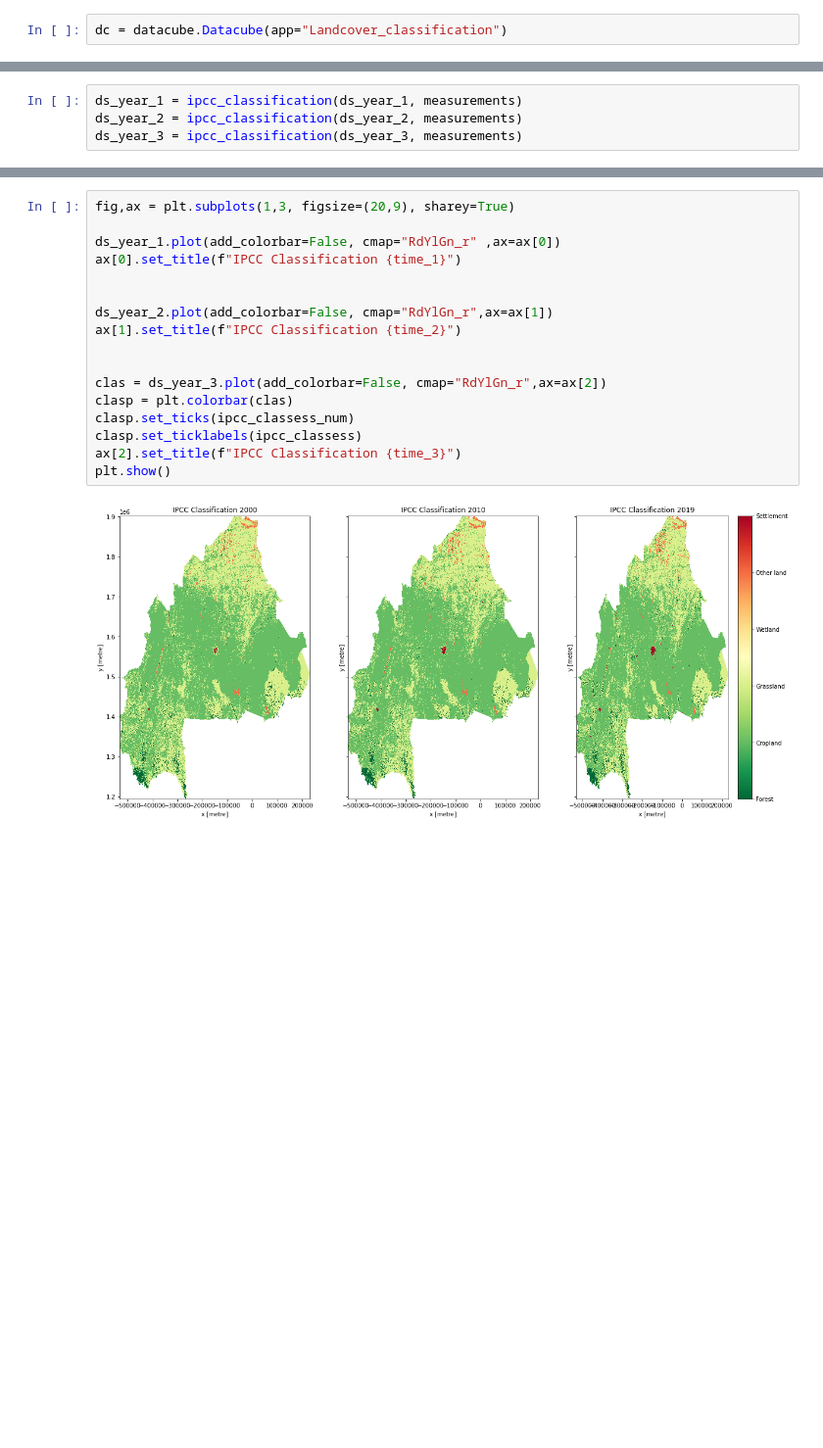
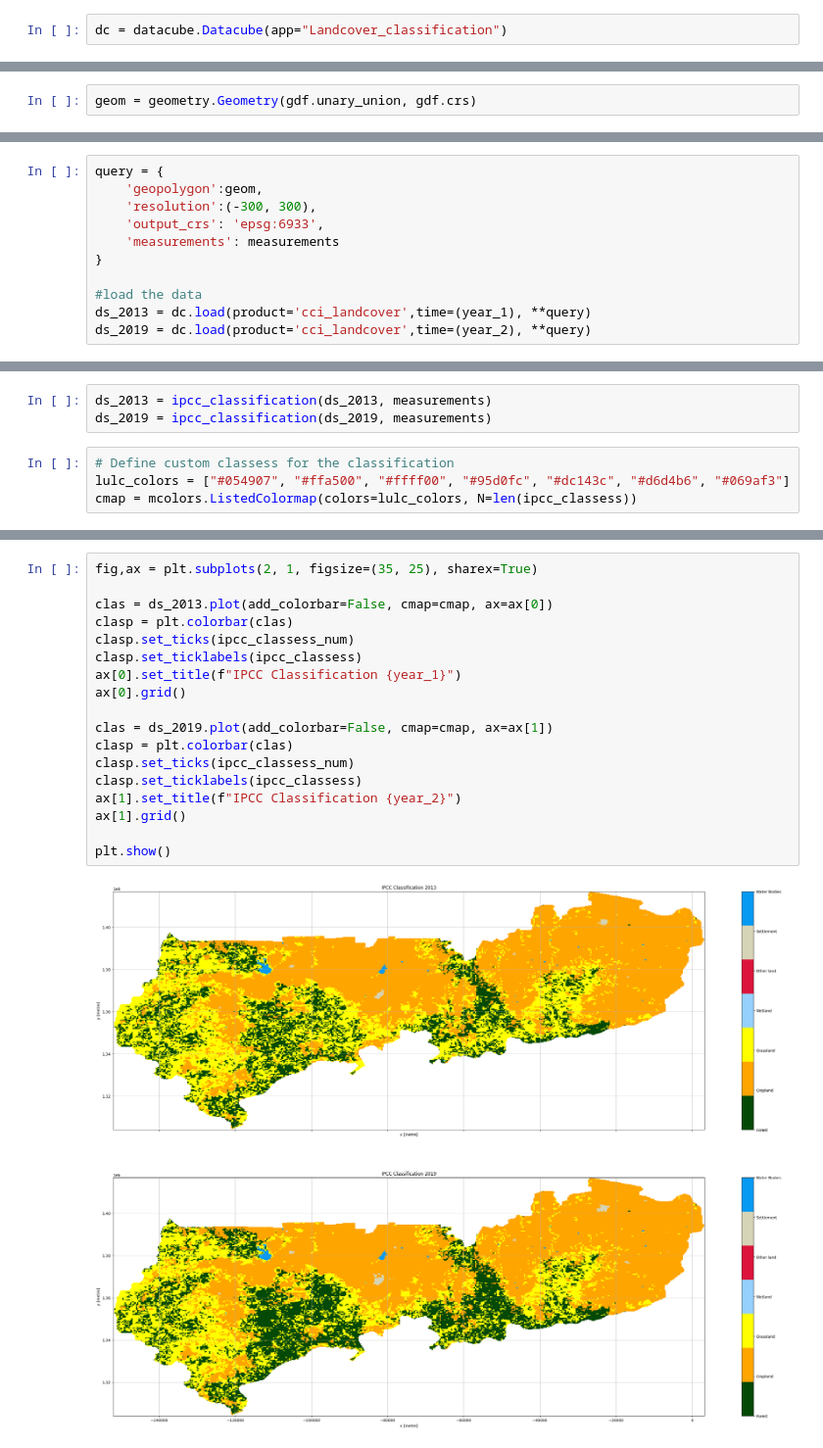
Before and after one commit to nanaboamah89/eo_notebooks, a Jupyter notebook: LULC/Landcover_Classification.ipynb, the cells around one changed output, grey strips where cells are left out. Shown at 98% size. Drawn from its saved outputs; the diff is of its cells as text; blank space fills up the shorter version.

Commit message:
added landcover

```diff
--- a/LULC/Landcover_Classification.ipynb
+++ b/LULC/Landcover_Classification.ipynb
@@ -43 +32,3 @@ lat_range = (bbox[1], bbox[3])
+# %%
+geom = geometry.Geometry(gdf.unary_union, gdf.crs)
 # %%
@@ -71 +74,12 @@ def ipcc_classification(ds, measurements):
+# %%
+query = {
+    'geopolygon':geom,
+    'resolution':(-300, 300),
+    'output_crs': 'epsg:6933',
+    'measurements': measurements
+}
+
+#load the data
+ds_2013 = dc.load(product='cci_landcover',time=(year_1), **query)
+ds_2019 = dc.load(product='cci_landcover',time=(year_2), **query)
 # %%
@@ -94,4 +90,7 @@ ds_year_3 = ds_year_3.where(mask)
 # %%
-ds_year_1 = ipcc_classification(ds_year_1, measurements)
-ds_year_2 = ipcc_classification(ds_year_2, measurements)
-ds_year_3 = ipcc_classification(ds_year_3, measurements)
+ds_2013 = ipcc_classification(ds_2013, measurements)
+ds_2019 = ipcc_classification(ds_2019, measurements)
+# %%
+# Define custom classess for the classification
+lulc_colors = ["#054907", "#ffa500", "#ffff00", "#95d0fc", "#dc143c", "#d6d4b6", "#069af3"]
+cmap = mcolors.ListedColormap(colors=lulc_colors, N=len(ipcc_classess))
@@ -98,21 +99,22 @@ ds_year_3 = ipcc_classification(ds_year_3, measurements)
 # %%
-fig,ax = plt.subplots(1,3, figsize=(20,9), sharey=True)
+fig,ax = plt.subplots(2, 1, figsize=(35, 25), sharex=True)
 
-ds_year_1.plot(add_colorbar=False, cmap="RdYlGn_r" ,ax=ax[0])
-ax[0].set_title(f"IPCC Classification {time_1}")
-
-
-ds_year_2.plot(add_colorbar=False, cmap="RdYlGn_r",ax=ax[1])
-ax[1].set_title(f"IPCC Classification {time_2}")
-
-
-clas = ds_year_3.plot(add_colorbar=False, cmap="RdYlGn_r",ax=ax[2])
+clas = ds_2013.plot(add_colorbar=False, cmap=cmap, ax=ax[0])
 clasp = plt.colorbar(clas)
 clasp.set_ticks(ipcc_classess_num)
 clasp.set_ticklabels(ipcc_classess)
-ax[2].set_title(f"IPCC Classification {time_3}")
+ax[0].set_title(f"IPCC Classification {year_1}")
+ax[0].grid()
+
+clas = ds_2019.plot(add_colorbar=False, cmap=cmap, ax=ax[1])
+clasp = plt.colorbar(clas)
+clasp.set_ticks(ipcc_classess_num)
+clasp.set_ticklabels(ipcc_classess)
+ax[1].set_title(f"IPCC Classification {year_2}")
+ax[1].grid()
+
 plt.show()
 # %% [output]
-[figure, old version]
+[figure, new version]
 # %% [markdown]
 ### Calculate the area of each class
```
Also changed, not shown: parts of 27 cells of this notebook.
